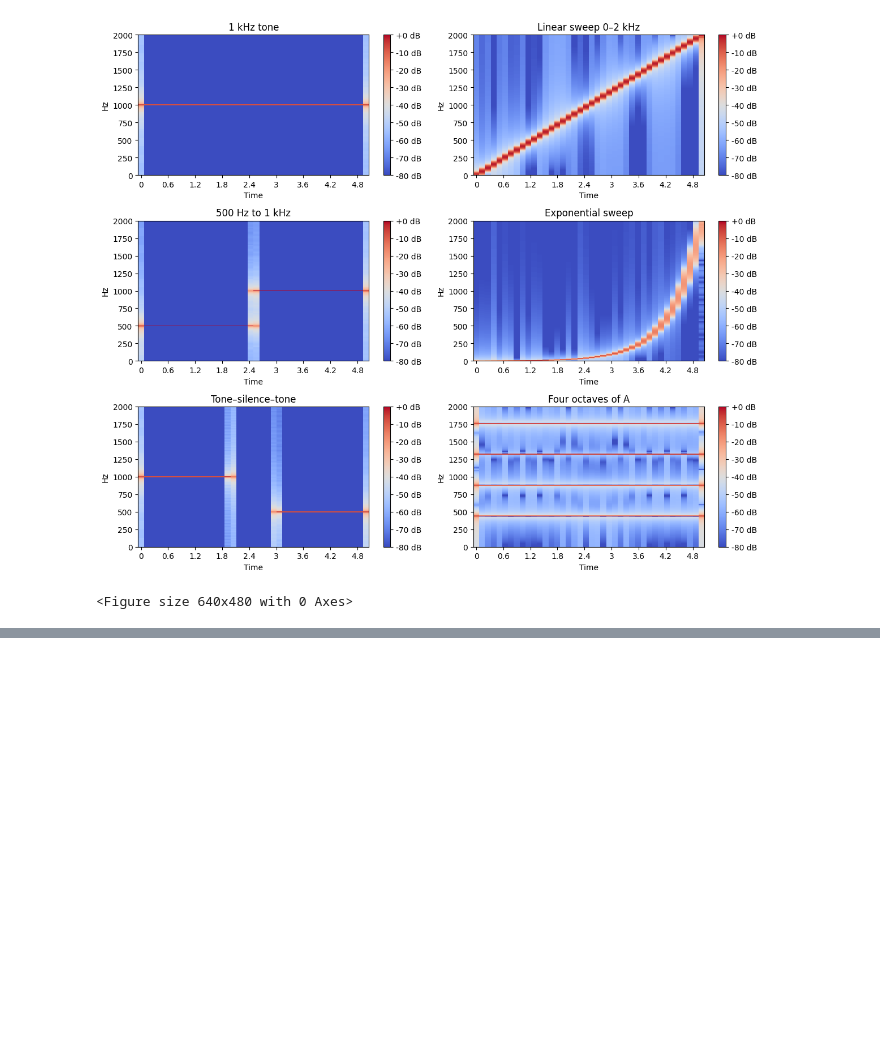
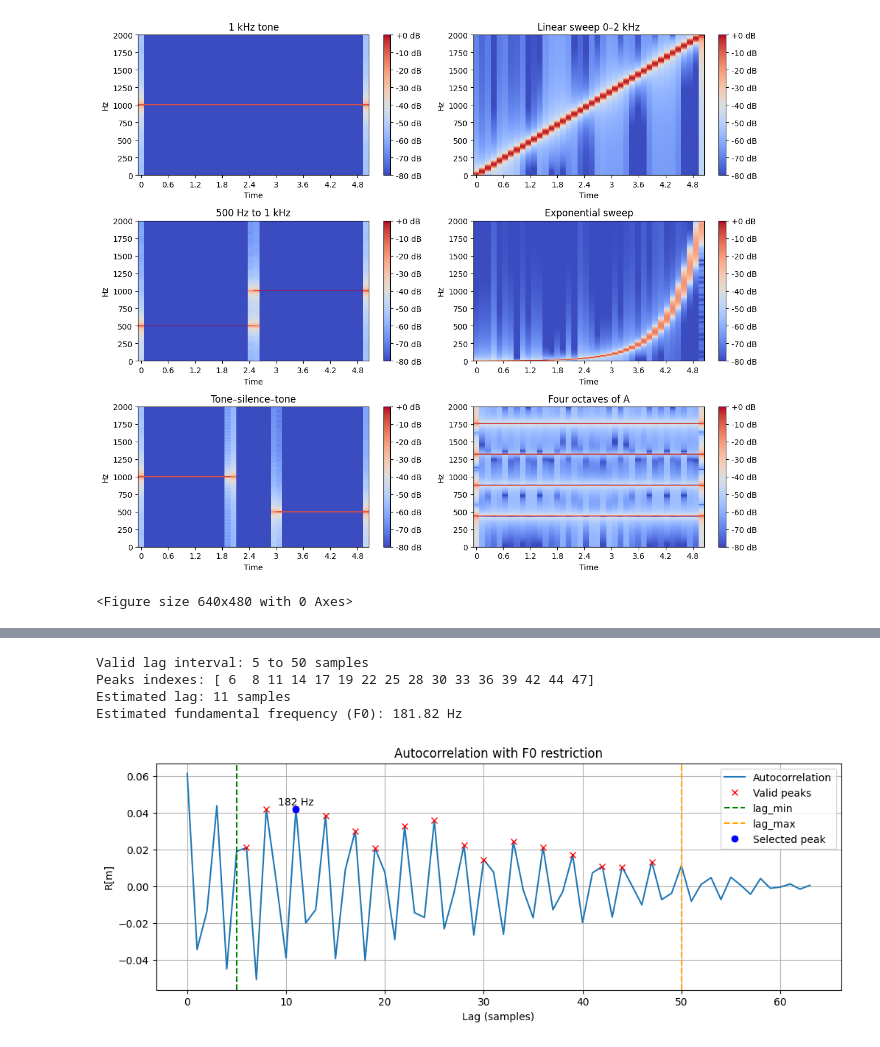
Before and after one commit to joaocolombari/PSI5123_problem_set, a Jupyter notebook: main.ipynb, the cells around one changed output, grey strips where cells are left out. Saved outputs shown, nothing was run; the diff lists cells and outputs as text; code cells hidden in the pictures; blank space fills up the shorter version.

```diff
--- a/main.ipynb
+++ b/main.ipynb
@@ -180,0 +346,56 @@ To reflect this behavior, it was annotated as **/ç(A)/**, indicating that the v
+# %%
+# -------- F0 restriction --------
+
+f0_min = 40
+f0_max = 400
+
+lag_min = int(sr / f0_max)
+lag_max = int(sr / f0_min)
+
+print(f"Valid lag interval: {lag_min} to {lag_max} samples")
+
+# -------- Finding peaks only inside valid region --------
+
+from scipy.signal import find_peaks
+
+R_valid = R[lag_min:lag_max]
+peaks, _ = find_peaks(R_valid, height=0)
+peaks = peaks + lag_min
+
+print(f"Peaks indexes: {peaks}")
+
+# -------- Best peak --------
+
+best_peak = peaks[np.argmax(R[peaks])]
+
+f0 = sr / best_peak
+
+print(f"Estimated lag: {best_peak} samples")
+print(f"Estimated fundamental frequency (F0): {f0:.2f} Hz")
+
+# -------- Plotting --------
+
+plt.figure(figsize=(12, 4))
+
+plt.plot(R, label='Autocorrelation')
+plt.plot(peaks, R[peaks], 'rx', label='Valid peaks')
+
+plt.axvline(lag_min, color='g', linestyle='--', label='lag_min')
+plt.axvline(lag_max, color='orange', linestyle='--', label='lag_max')
+
+plt.plot(best_peak, R[best_peak], 'bo', label='Selected peak')
+plt.text(best_peak, R[best_peak] + 0.002, f"{sr/best_peak:.0f} Hz", ha='center')
+
+plt.title('Autocorrelation with F0 restriction')
+plt.xlabel('Lag (samples)')
+plt.ylabel('R[m]')
+
+plt.legend()
+plt.grid(True)
+plt.show()
+# %% [output]
+Valid lag interval: 5 to 50 samples
+Peaks indexes: [ 6  8 11 14 17 19 22 25 28 30 33 36 39 42 44 47]
+Estimated lag: 11 samples
+Estimated fundamental frequency (F0): 181.82 Hz
+[figure, added]
```
Also changed, not shown: parts of 7 cells of this notebook, 4 other files.
